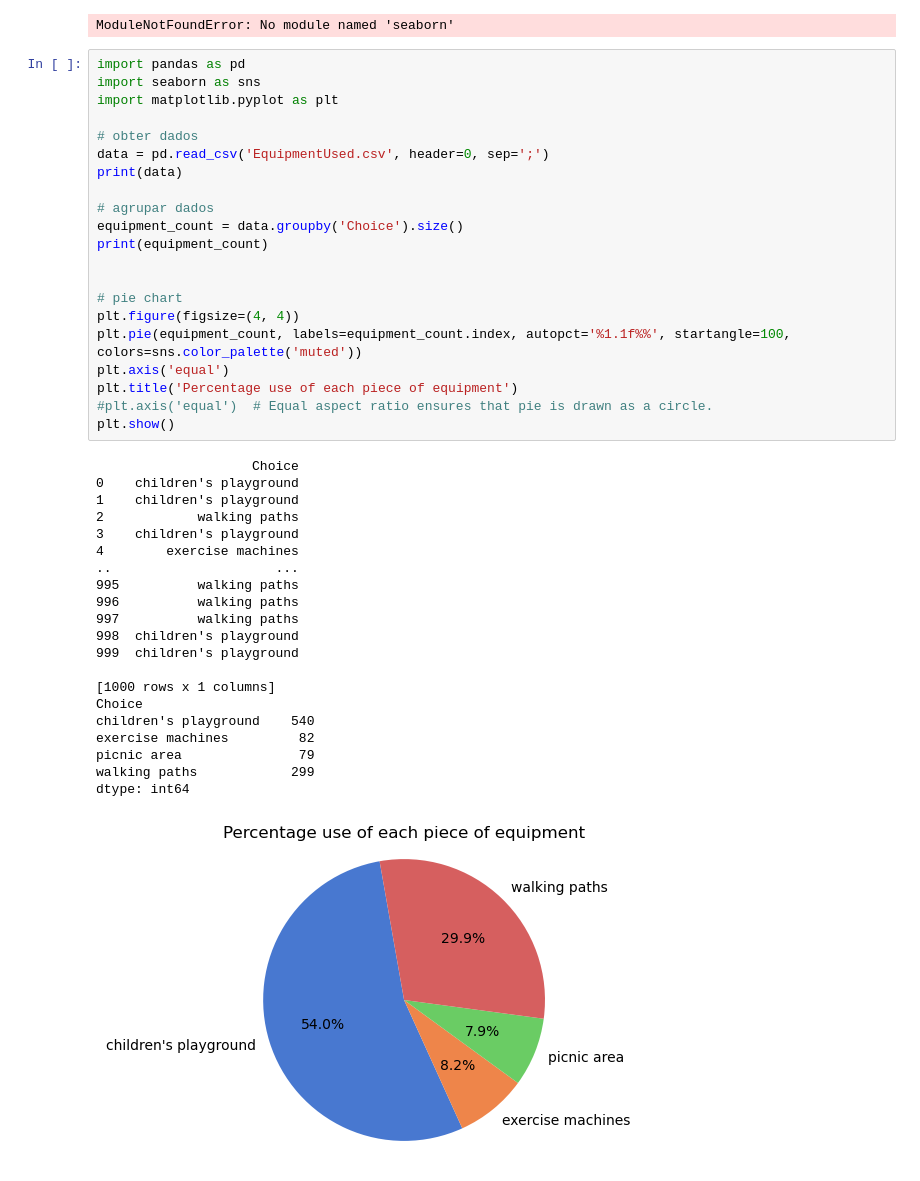
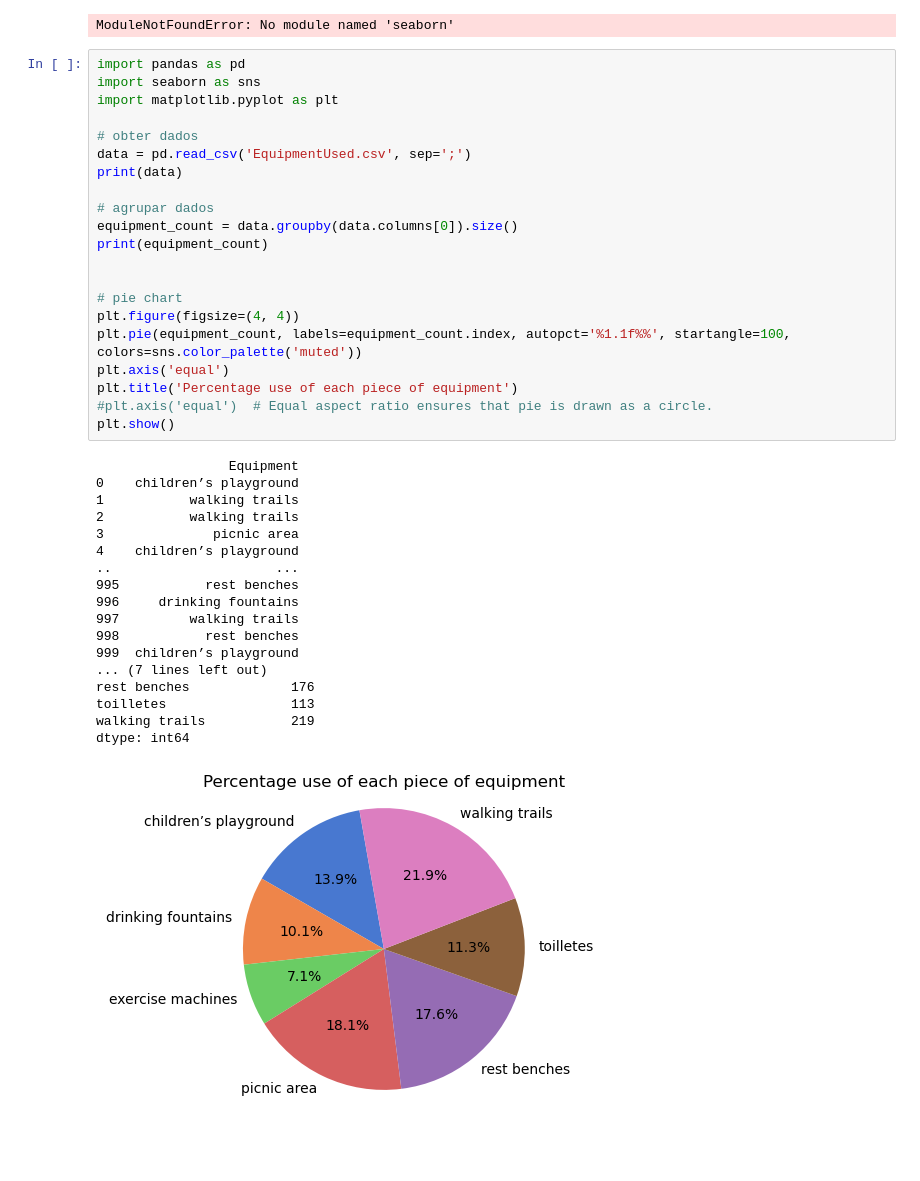
Before and after one commit to Departamento-de-Engenharia-Informatica/lei-24-s2-1dm-g132, a Jupyter notebook: src/main/python/matcp.ipynb, the cells around one changed output. Saved outputs shown, nothing was run; the diff lists cells and outputs as text; blank space fills up the shorter version.

```diff
--- a/src/main/python/matcp.ipynb
+++ b/src/main/python/matcp.ipynb
@@ -157,46 +157,43 @@ ModuleNotFoundError: No module named 'seaborn'
 # %%
 import pandas as pd
 import seaborn as sns
 import matplotlib.pyplot as plt
 
 # obter dados
-data = pd.read_csv('EquipmentUsed.csv', header=0, sep=';')
+data = pd.read_csv('EquipmentUsed.csv', sep=';')
 print(data)
 
 # agrupar dados
-equipment_count = data.groupby('Choice').size()
+equipment_count = data.groupby(data.columns[0]).size()
 print(equipment_count)
 
 
 # pie chart
 plt.figure(figsize=(4, 4))
 plt.pie(equipment_count, labels=equipment_count.index, autopct='%1.1f%%', startangle=100, colors=sns.color_palette('muted'))
 plt.axis('equal')
 plt.title('Percentage use of each piece of equipment')
 #plt.axis('equal')  # Equal aspect ratio ensures that pie is drawn as a circle.
 plt.show()
 # %% [output]
-                    Choice
-0    children's playground
-1    children's playground
-2            walking paths
-3    children's playground
-4        exercise machines
+                 Equipment
+0    children’s playground
+1           walking trails
+2           walking trails
+3              picnic area
+4    children’s playground
 ..                     ...
-995          walking paths
-996          walking paths
-997          walking paths
-998  children's playground
-999  children's playground
-
-[1000 rows x 1 columns]
-Choice
-children's playground    540
-exercise machines         82
-picnic area               79
-walking paths            299
+995           rest benches
+996     drinking fountains
+997         walking trails
+998           rest benches
+999  children’s playground
+... (7 lines left out)
+rest benches             176
+toilletes                113
+walking trails           219
 dtype: int64
-[figure, old version]
+[figure, new version]
 # %%
 import pandas as pd
 import seaborn as sns
```
Also changed, not shown: parts of 1 cell of this notebook, 2 other files.
